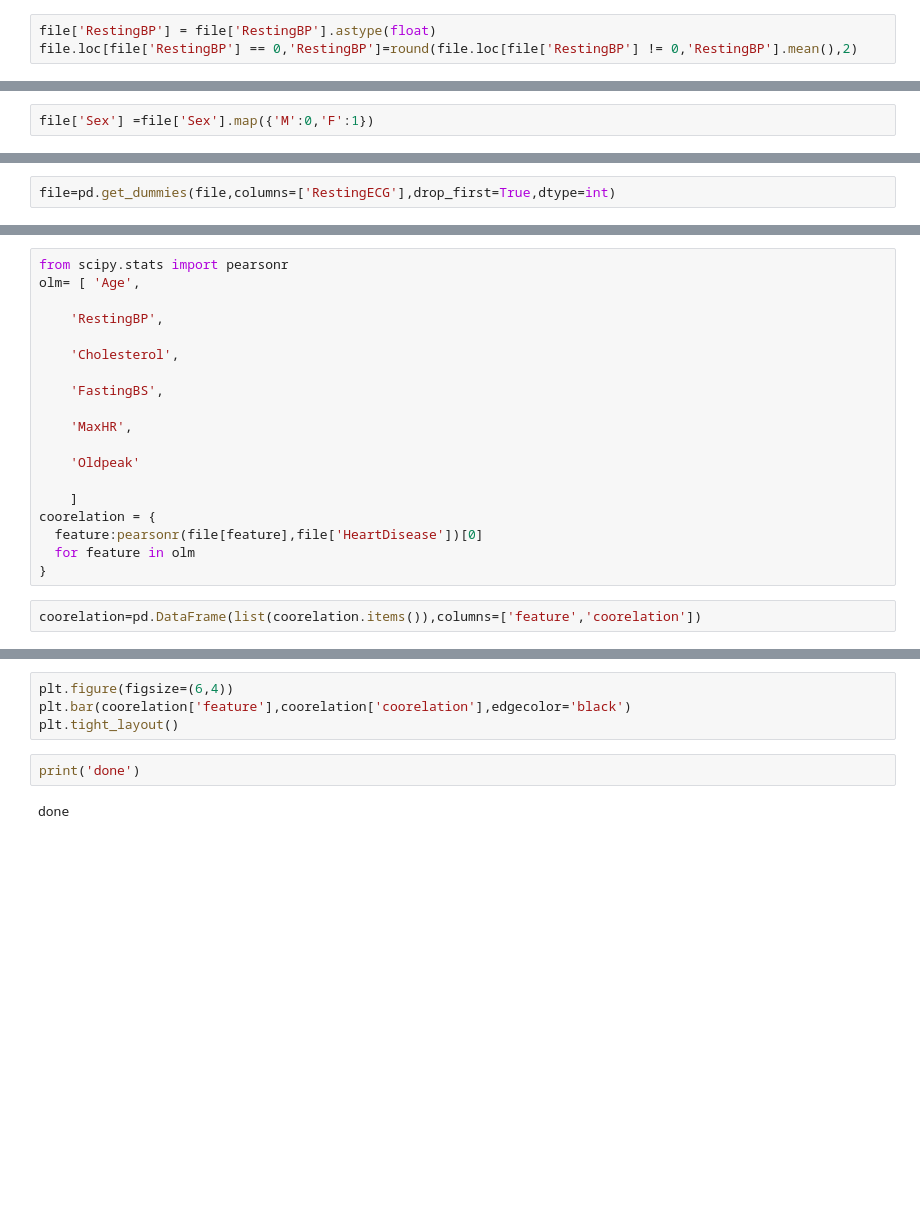
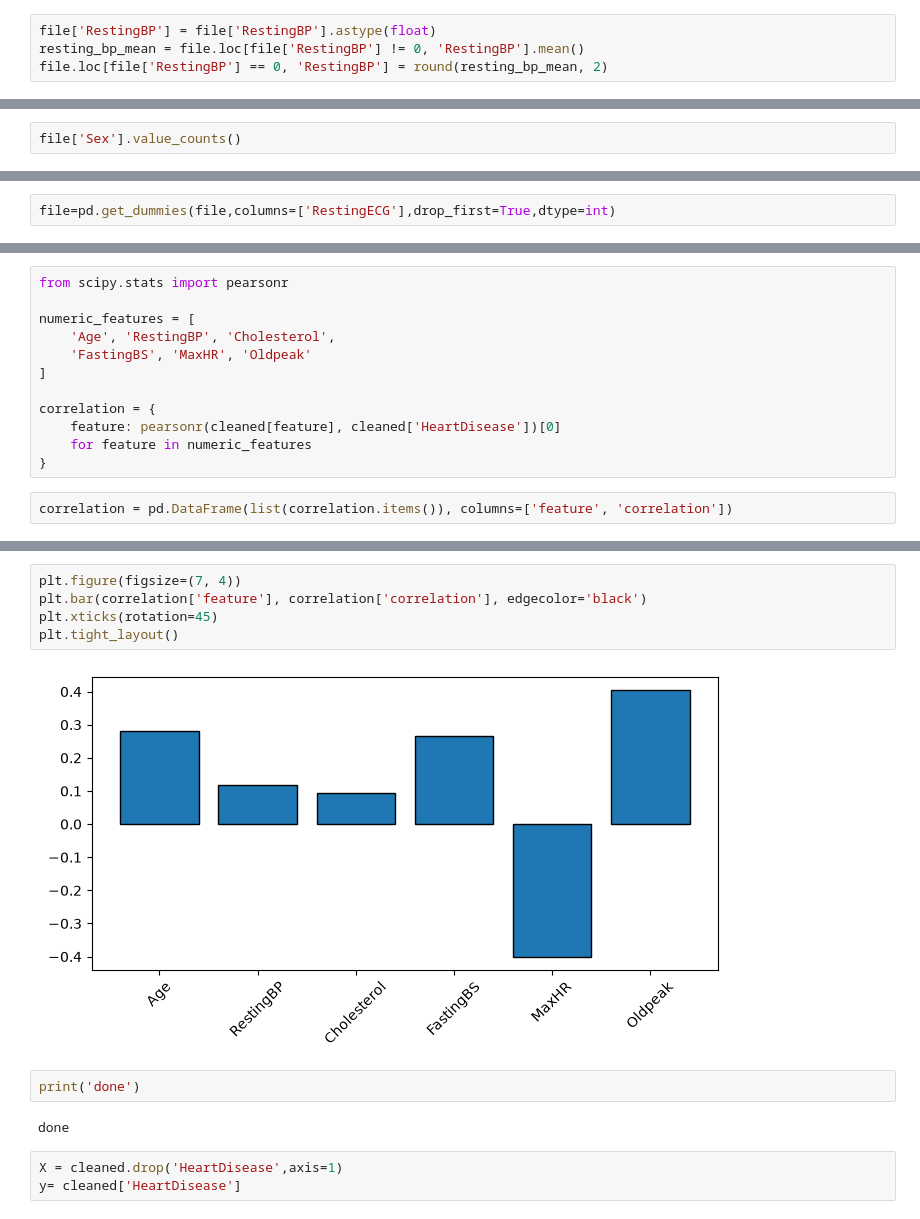
Before and after one commit to your-ally20/Heart_disease_pred, a Jupyter notebook: main.ipynb, the cells around one changed output, grey strips where cells are left out. Cells and saved outputs as stored; diff of their text form; blank space fills up the shorter version.

```diff
--- a/main.ipynb
+++ b/main.ipynb
@@ -35,6 +69,7 @@ file["Cholesterol"]=file["Cholesterol"].replace(0,244.64)
 # %%
 file['RestingBP'] = file['RestingBP'].astype(float)
-file.loc[file['RestingBP'] == 0,'RestingBP']=round(file.loc[file['RestingBP'] != 0,'RestingBP'].mean(),2)
+resting_bp_mean = file.loc[file['RestingBP'] != 0, 'RestingBP'].mean()
+file.loc[file['RestingBP'] == 0, 'RestingBP'] = round(resting_bp_mean, 2)
 # %% [markdown]
 #preprocessing
 # %%
@@ -54,2 +181,2 @@ file.info()
 # %%
-file['Sex'] =file['Sex'].map({'M':0,'F':1})
+file['Sex'].value_counts()
@@ -136,22 +359,15 @@ cleaned = file[['age', 'Age',
 # %%
 from scipy.stats import pearsonr
-olm= [ 'Age',
 
-    'RestingBP',
+numeric_features = [
+    'Age', 'RestingBP', 'Cholesterol',
+    'FastingBS', 'MaxHR', 'Oldpeak'
+]
 
-    'Cholesterol',
-
-    'FastingBS',
-
-    'MaxHR',
-
-    'Oldpeak'
-
-    ]
-coorelation = {
-  feature:pearsonr(file[feature],file['HeartDisease'])[0]
-  for feature in olm
+correlation = {
+    feature: pearsonr(cleaned[feature], cleaned['HeartDisease'])[0]
+    for feature in numeric_features
 }
 # %%
-coorelation=pd.DataFrame(list(coorelation.items()),columns=['feature','coorelation'])
+correlation = pd.DataFrame(list(correlation.items()), columns=['feature', 'correlation'])
 # %%
@@ -159,8 +383,14 @@ print(coorelation)
 # %%
-plt.figure(figsize=(6,4))
-plt.bar(coorelation['feature'],coorelation['coorelation'],edgecolor='black')
+plt.figure(figsize=(7, 4))
+plt.bar(correlation['feature'], correlation['correlation'], edgecolor='black')
+plt.xticks(rotation=45)
 plt.tight_layout()
+# %% [output]
+[figure, added]
 # %%
 print('done')
 # %% [output]
 done
+# %%
+X = cleaned.drop('HeartDisease',axis=1)
+y= cleaned['HeartDisease']
```
Also changed, not shown: parts of 41 cells of this notebook.
